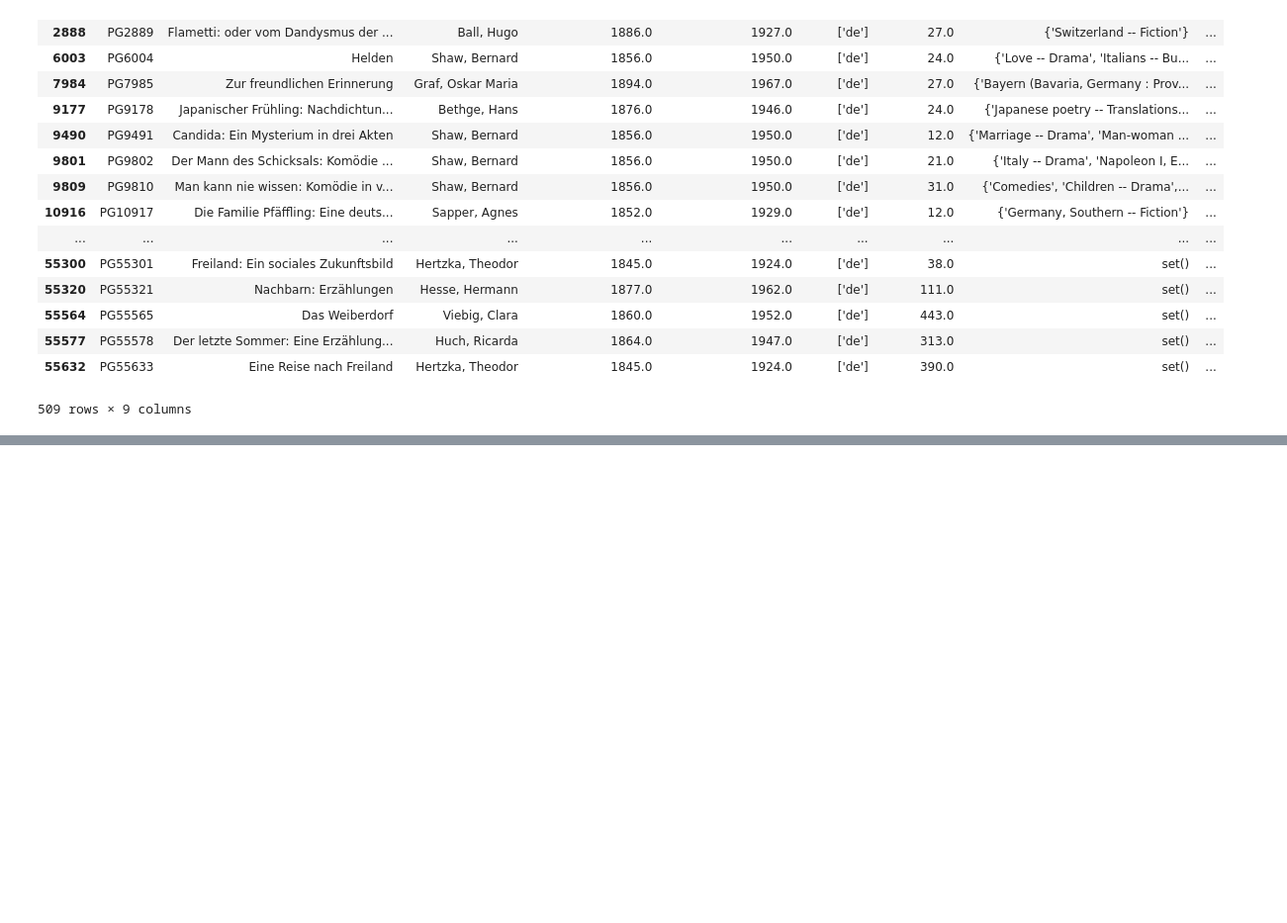
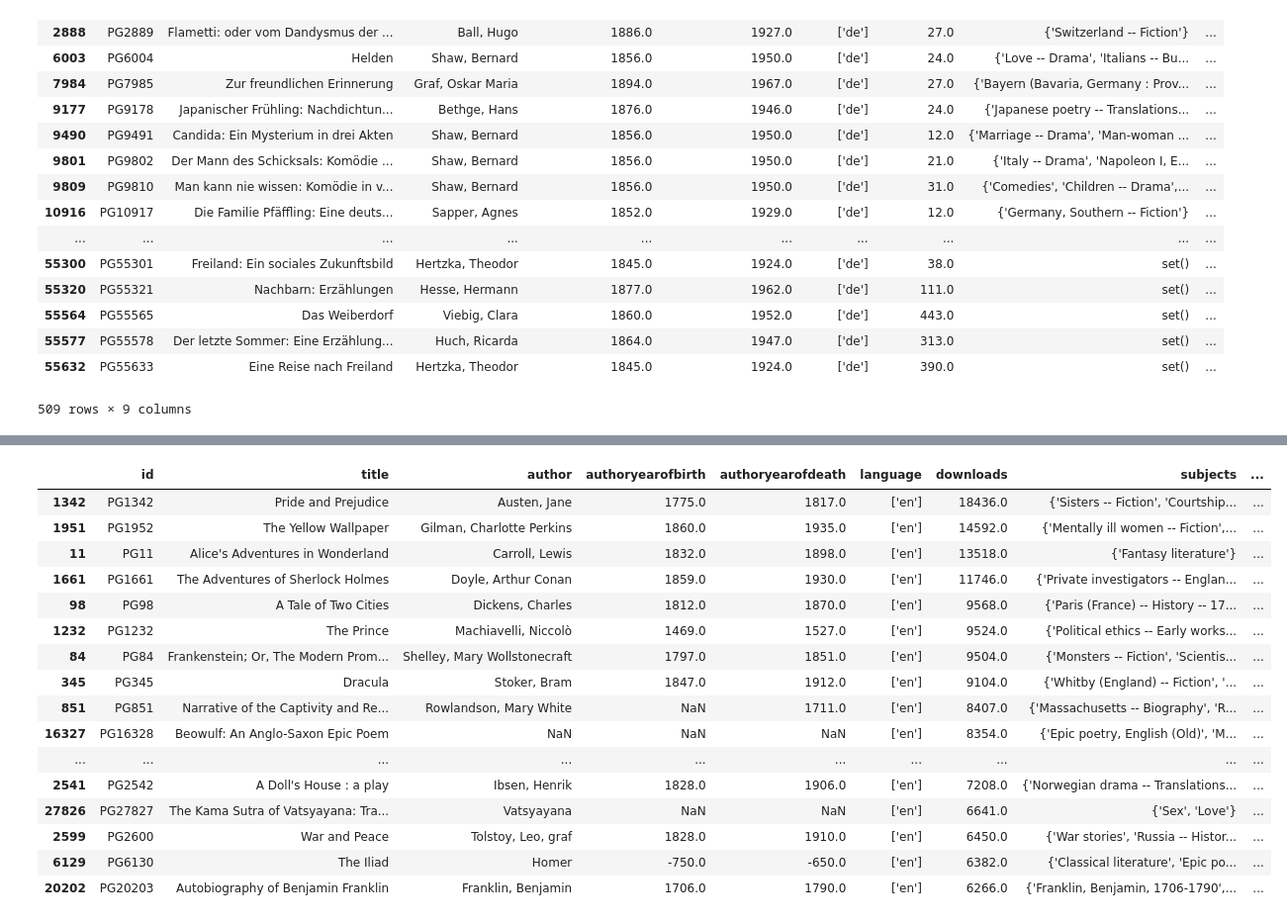
Before and after one commit to pgcorpus/gutenberg, a Jupyter notebook: nb_dev/Query-metadata_class.ipynb, the cells around one changed output, grey strips where cells are left out. Shown at 99% size. Saved outputs shown, nothing was run; the diff lists cells and outputs as text; code cells hidden in the pictures; blank space fills up the shorter version.

```diff
--- a/nb_dev/Query-metadata_class.ipynb
+++ b/nb_dev/Query-metadata_class.ipynb
@@ -338,0 +382,20 @@ meta.get_df()
+# %%
+meta.get_df()
+# %% [output]
+|  | id | title | author | authoryearofbirth | authoryearofdeath | language | downloads | subjects | ... |
+| 1342 | PG1342 | Pride and Prejudice | Austen, Jane | 1775.0 | 1817.0 | ['en'] | 18436.0 | {'Sisters -- Fiction', 'Courtship... | ... |
+| 1951 | PG1952 | The Yellow Wallpaper | Gilman, Charlotte Perkins | 1860.0 | 1935.0 | ['en'] | 14592.0 | {'Mentally ill women -- Fiction',... | ... |
+| 11 | PG11 | Alice's Adventures in Wonderland | Carroll, Lewis | 1832.0 | 1898.0 | ['en'] | 13518.0 | {'Fantasy literature'} | ... |
+| 1661 | PG1661 | The Adventures of Sherlock Holmes | Doyle, Arthur Conan | 1859.0 | 1930.0 | ['en'] | 11746.0 | {'Private investigators -- Englan... | ... |
+| 98 | PG98 | A Tale of Two Cities | Dickens, Charles | 1812.0 | 1870.0 | ['en'] | 9568.0 | {'Paris (France) -- History -- 17... | ... |
+| 1232 | PG1232 | The Prince | Machiavelli, Niccolò | 1469.0 | 1527.0 | ['en'] | 9524.0 | {'Political ethics -- Early works... | ... |
+| 84 | PG84 | Frankenstein; Or, The Modern Prom... | Shelley, Mary Wollstonecraft | 1797.0 | 1851.0 | ['en'] | 9504.0 | {'Monsters -- Fiction', 'Scientis... | ... |
+| 345 | PG345 | Dracula | Stoker, Bram | 1847.0 | 1912.0 | ['en'] | 9104.0 | {'Whitby (England) -- Fiction', '... | ... |
+| 851 | PG851 | Narrative of the Captivity and Re... | Rowlandson, Mary White | NaN | 1711.0 | ['en'] | 8407.0 | {'Massachusetts -- Biography', 'R... | ... |
+| 16327 | PG16328 | Beowulf: An Anglo-Saxon Epic Poem | NaN | NaN | NaN | ['en'] | 8354.0 | {'Epic poetry, English (Old)', 'M... | ... |
+| ... | ... | ... | ... | ... | ... | ... | ... | ... | ... |
+| 2541 | PG2542 | A Doll's House : a play | Ibsen, Henrik | 1828.0 | 1906.0 | ['en'] | 7208.0 | {'Norwegian drama -- Translations... | ... |
+| 27826 | PG27827 | The Kama Sutra of Vatsyayana: Tra... | Vatsyayana | NaN | NaN | ['en'] | 6641.0 | {'Sex', 'Love'} | ... |
+| 2599 | PG2600 | War and Peace | Tolstoy, Leo, graf | 1828.0 | 1910.0 | ['en'] | 6450.0 | {'War stories', 'Russia -- Histor... | ... |
+| 6129 | PG6130 | The Iliad | Homer | -750.0 | -650.0 | ['en'] | 6382.0 | {'Classical literature', 'Epic po... | ... |
+| 20202 | PG20203 | Autobiography of Benjamin Franklin | Franklin, Benjamin | 1706.0 | 1790.0 | ['en'] | 6266.0 | {'Franklin, Benjamin, 1706-1790',... | ... |
```
Also changed, not shown: parts of 5 cells of this notebook.
